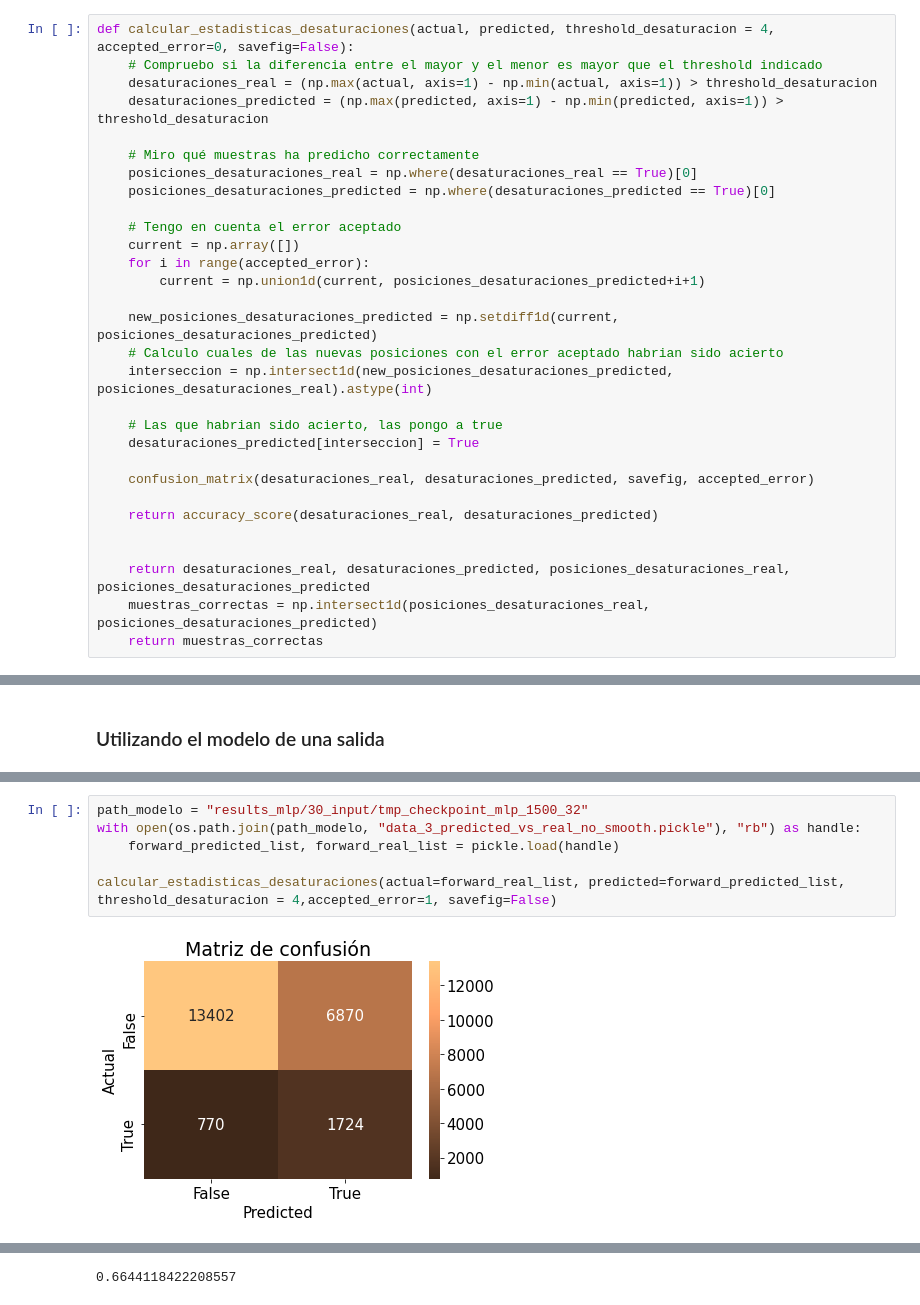
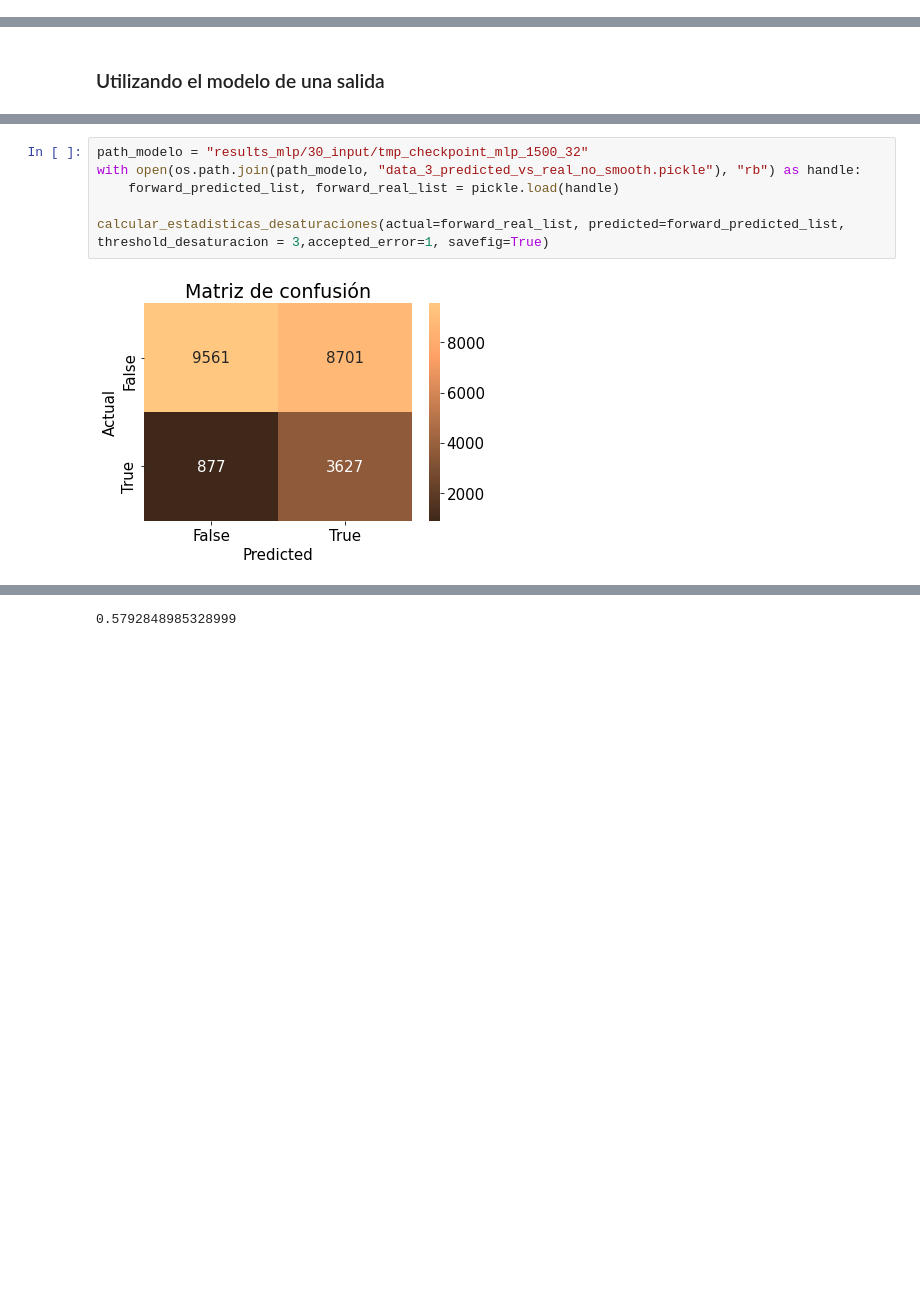
Before and after one commit to Andresmena99/TFG, a Jupyter notebook: resultados_random_search_mlp.ipynb, the cells around one changed output, grey strips where cells are left out. Drawn from its saved outputs; the diff is of its cells as text; blank space fills up the shorter version.

Commit message:
Mejora en el código de tolerancia error al calcular matrices confusión

```diff
--- a/resultados_random_search_mlp.ipynb
+++ b/resultados_random_search_mlp.ipynb
@@ -573,33 +670,3 @@ def confusion_matrix(actual, predicted, savefig, accepted_error):
-# %%
-def calcular_estadisticas_desaturaciones(actual, predicted, threshold_desaturacion = 4, accepted_error=0, savefig=False):
-    # Compruebo si la diferencia entre el mayor y el menor es mayor que el threshold indicado
-    desaturaciones_real = (np.max(actual, axis=1) - np.min(actual, axis=1)) > threshold_desaturacion
-    desaturaciones_predicted = (np.max(predicted, axis=1) - np.min(predicted, axis=1)) > threshold_desaturacion
-
-    # Miro qué muestras ha predicho correctamente
-    posiciones_desaturaciones_real = np.where(desaturaciones_real == True)[0]
-    posiciones_desaturaciones_predicted = np.where(desaturaciones_predicted == True)[0]
-
-    # Tengo en cuenta el error aceptado
-    current = np.array([])
-    for i in range(accepted_error):
-        current = np.union1d(current, posiciones_desaturaciones_predicted+i+1)
-
-    new_posiciones_desaturaciones_predicted = np.setdiff1d(current, posiciones_desaturaciones_predicted)
-    # Calculo cuales de las nuevas posiciones con el error aceptado habrian sido acierto
-    interseccion = np.intersect1d(new_posiciones_desaturaciones_predicted, posiciones_desaturaciones_real).astype(int)
-
-    # Las que habrian sido acierto, las pongo a true
-    desaturaciones_predicted[interseccion] = True
-
-    confusion_matrix(desaturaciones_real, desaturaciones_predicted, savefig, accepted_error)
-
-    return accuracy_score(desaturaciones_real, desaturaciones_predicted)
-
-
-    return desaturaciones_real, desaturaciones_predicted, posiciones_desaturaciones_real, posiciones_desaturaciones_predicted
-    muestras_correctas = np.intersect1d(posiciones_desaturaciones_real, posiciones_desaturaciones_predicted)
-    return muestras_correctas
 # %% [markdown]
 ### Matriz confusión con modelo múltiples salidas
 # %%
@@ -804,8 +871,8 @@ calcular_estadisticas_desaturaciones(actual=forward_real_list, predicted=forward
 # %%
 path_modelo = "results_mlp/30_input/tmp_checkpoint_mlp_1500_32"
 with open(os.path.join(path_modelo, "data_3_predicted_vs_real_no_smooth.pickle"), "rb") as handle:
     forward_predicted_list, forward_real_list = pickle.load(handle)
 
-calcular_estadisticas_desaturaciones(actual=forward_real_list, predicted=forward_predicted_list, threshold_desaturacion = 4,accepted_error=1, savefig=False)
+calcular_estadisticas_desaturaciones(actual=forward_real_list, predicted=forward_predicted_list, threshold_desaturacion = 3,accepted_error=1, savefig=True)
 # %% [output]
-[figure, old version]
+[figure, new version]
@@ -813 +880 @@ calcular_estadisticas_desaturaciones(actual=forward_real_list, predicted=forward
-0.6644118422208557
+0.5792848985328999
```
Also changed, not shown: parts of 19 cells of this notebook, 3 other files.
